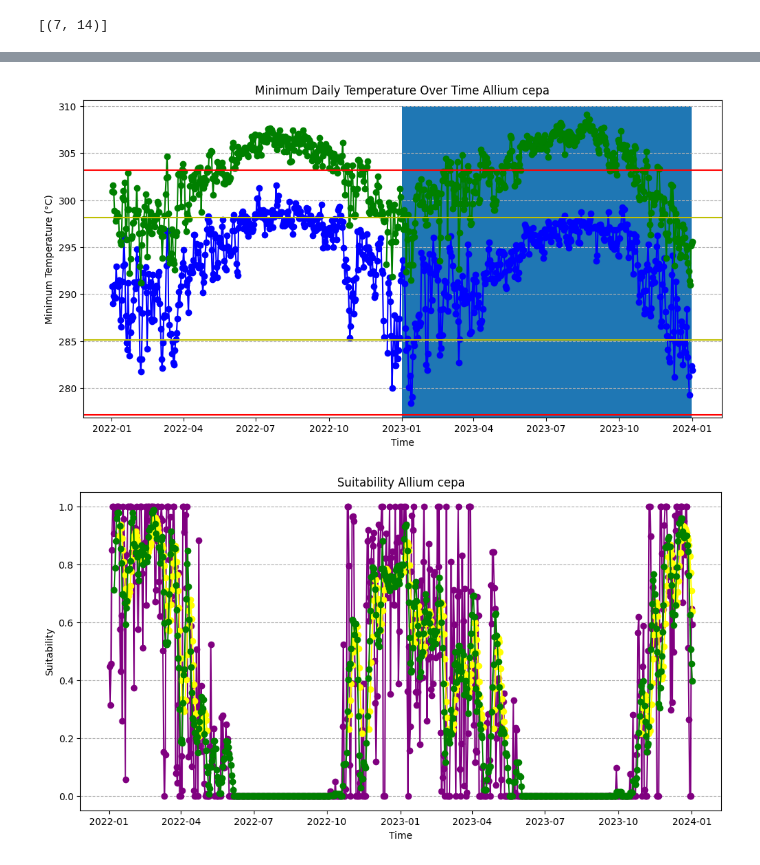
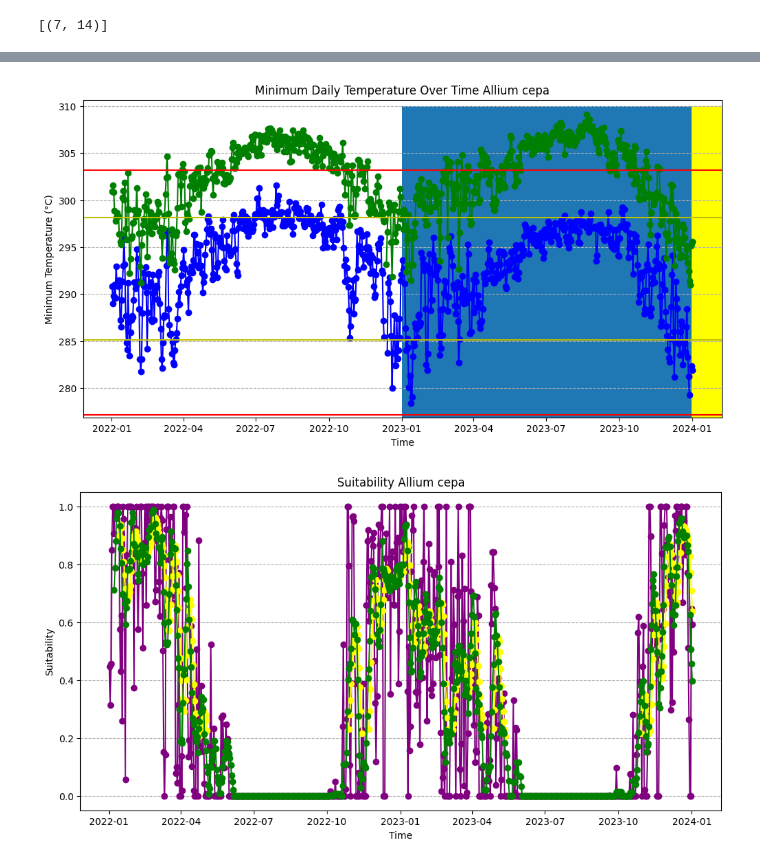
Before and after one commit to stereowrench/crop-models, a Jupyter notebook: Crop Simulations.ipynb, the cells around one changed output, grey strips where cells are left out. Drawn from its saved outputs; the diff is of its cells as text; code cells hidden in the pictures.

```diff
--- a/Crop Simulations.ipynb
+++ b/Crop Simulations.ipynb
@@ -274,8 +274,7 @@ for window_size, suitability in growing_season_suitability.items():
     suitability = suitability.isel(lat=lat,lon=lon)
     # print(suitability.time)
     daily_suitability_smoothed = suitability.rolling(time=7,min_periods=7).mean().interpolate_na(dim="time")
-    suitable_dates = daily_suitability_smoothed.where(daily_suitability_smoothed > 0.2).dropna(dim='time')
-    print(suitable_dates)
+    suitable_dates = daily_suitability_smoothed.where(daily_suitability_smoothed > 0.2).interpolate_na(dim="time",limit=10).drop
     # print(suitability.isel(lat=lat,lon=lon).dropna(dim="time"))
     # Group consecutive dates into ranges
     ranges = []
@@ -302,6 +301,7 @@ for window_size, suitability in growing_season_suitability.items():
         elif (ds - pd.Timedelta(window_size, "d")).date() < datetime.date(2022,1,1):
             pass
         else:
+            print([days, window_size, ds, de])
             if days >= window_size:
                 if days - window_size < 7:
                     pass
@@ -330,4 +312,4 @@ Coordinates:
 # %%
-view_window = 105
-print(optimal_planting_ranges[view_window])
+view_window = 85
+print(optimal_planting_ranges)
 # %% [output]
@@ -346,34 +328,35 @@ ltemp_values = loca_tasmin_smoothed.isel(lat=lat,lon=lon).values
 utime_values = loca_tasmax_smoothed.isel(lat=lat,lon=lon).time.values
 utemp_values = loca_tasmax_smoothed.isel(lat=lat,lon=lon).values
 
 # print(temp_values)
 
 # Create the plot
 plt.figure(figsize=(12, 6))
 plt.plot(ltime_values, ltemp_values, marker='o', linestyle='-', color='blue')
 plt.plot(utime_values, utemp_values, marker='o', linestyle='-', color='green')
 plt.axhline(y = tmin + 273.15, color = 'r', linestyle = '-')
 plt.axhline(y = tmax + 273.15, color = 'r', linestyle = '-')
 plt.axhline(y = topt_min + 273.15, color = 'y', linestyle = '-')
 plt.axhline(y = topt_max + 273.15, color = 'y', linestyle = '-')
 
 ax = plt.gca()
 
 for dates in optimal_planting_ranges[view_window]:
     [d1,d2] = dates
     ax.add_patch(Rectangle((d1, 270), d2-d1, 310-270))
+    ax.add_patch(Rectangle((d2, 270), d2-d1+datetime.timedelta(days=view_window), 310-270, color="yellow"))
 
 
 # Add labels and title
 plt.title('Minimum Daily Temperature Over Time ' + crop_name)
 plt.xlabel('Time')
 plt.ylabel('Minimum Temperature (°C)')  # Assuming tasmin is in Celsius; change if necessary
 plt.grid(axis='y', linestyle='--')
 
 # Show the plot
 plt.show()
 # %% [output]
-[figure, old version]
+[figure, new version]
 # %%
 n_repeats = 2
 
```
Also changed, not shown: parts of 3 cells of this notebook.
